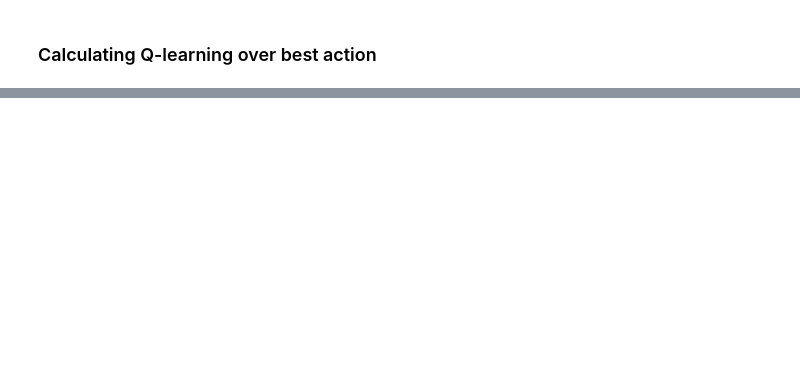
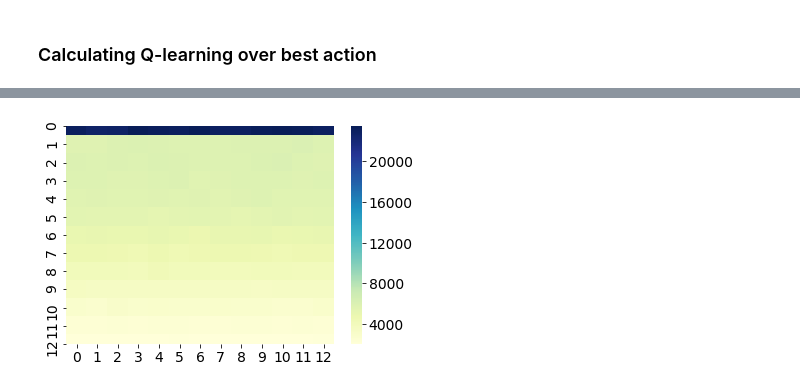
Before and after one commit to 12kleingordon34/RL-Exploration, a Jupyter notebook: vaccine_delivery/playground.ipynb, the cells around one changed output, grey strips where cells are left out. Saved outputs shown, nothing was run; the diff lists cells and outputs as text; code cells hidden in the pictures; blank space fills up the shorter version.

```diff
--- a/vaccine_delivery/playground.ipynb
+++ b/vaccine_delivery/playground.ipynb
@@ -240,0 +270,7 @@ Optimal Hyperparameter: 0.3
+# %%
+fig = sns.heatmap(
+    q_learning_visits,
+    cmap="YlGnBu",
+)
+# %% [output]
+[figure, added]
```
Also changed, not shown: parts of 32 cells of this notebook.
